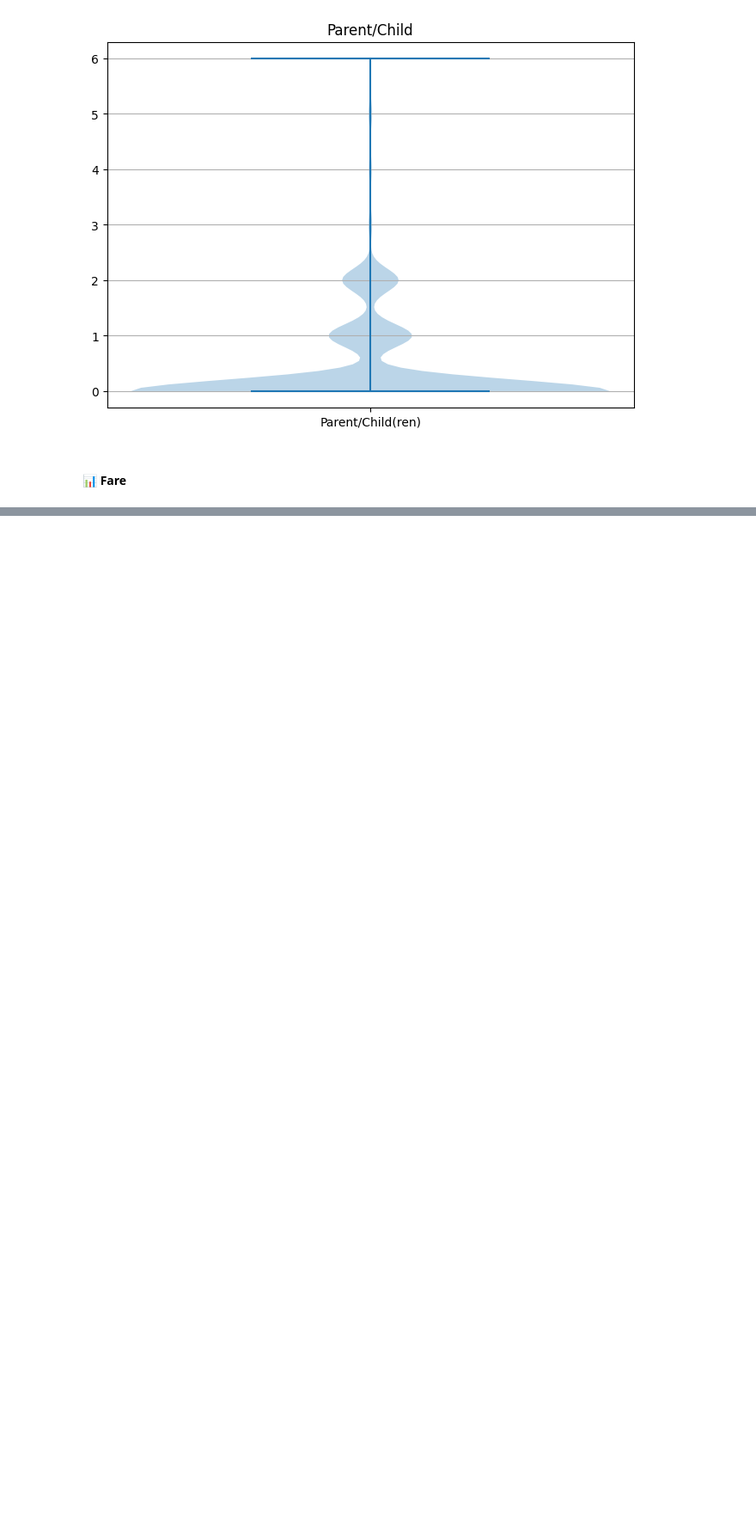
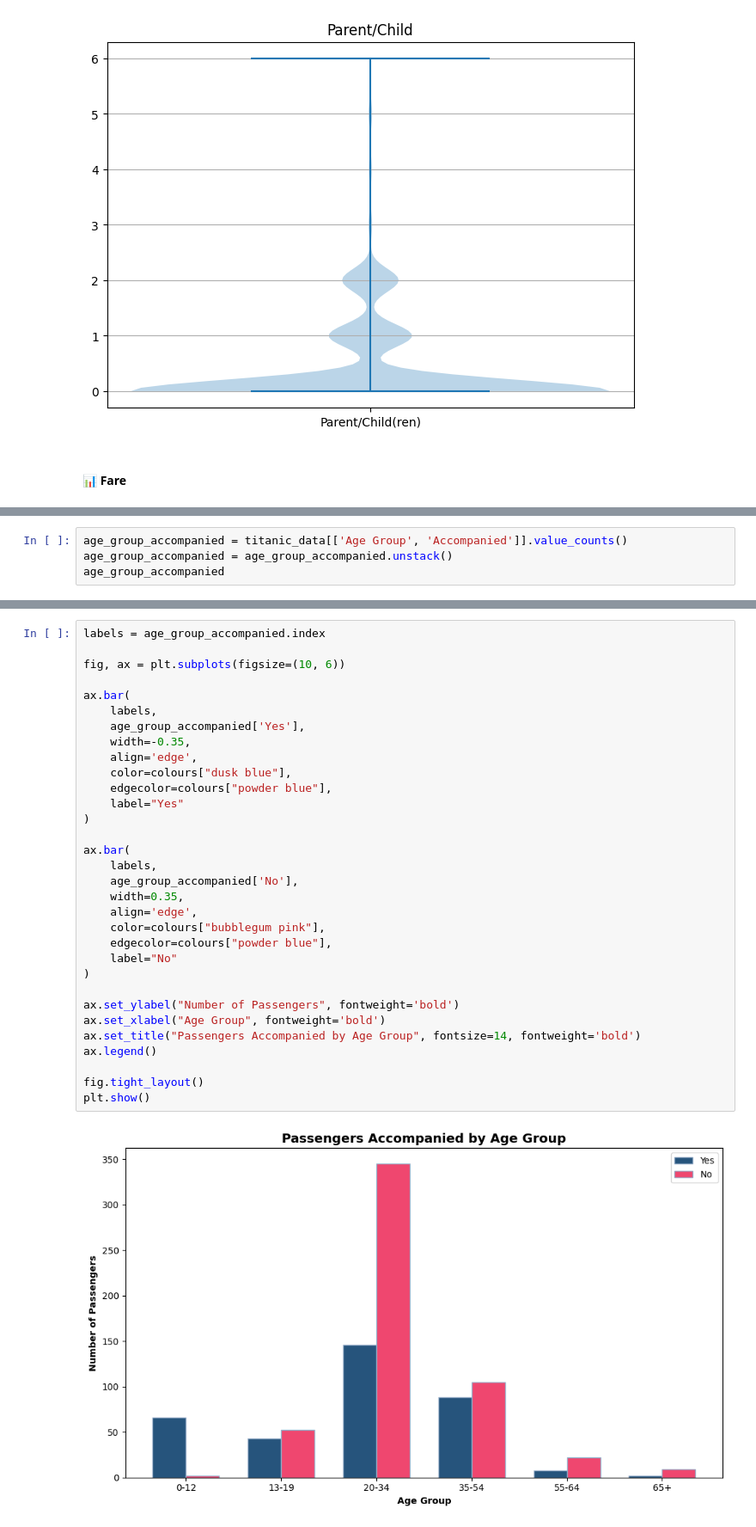
Before and after one commit to grace-sampao/Cyber-Shujaa---Exploratory-Data-Analysis, a Jupyter notebook: notebooks/exploratory_data_analysis.ipynb, the cells around one changed output, grey strips where cells are left out. Shown at 86% size. Cells and saved outputs as stored; diff of their text form; blank space fills up the shorter version.

```diff
--- a/notebooks/exploratory_data_analysis.ipynb
+++ b/notebooks/exploratory_data_analysis.ipynb
@@ -776,0 +915,4 @@ plt.show()
+# %%
+age_group_accompanied = titanic_data[['Age Group', 'Accompanied']].value_counts()
+age_group_accompanied = age_group_accompanied.unstack()
+age_group_accompanied
@@ -776,0 +928,34 @@ plt.show()
+# %%
+labels = age_group_accompanied.index
+
+fig, ax = plt.subplots(figsize=(10, 6))
+
+ax.bar(
+	labels,
+	age_group_accompanied['Yes'],
+	width=-0.35,
+	align='edge',
+	color=colours["dusk blue"],
+	edgecolor=colours["powder blue"],
+	label="Yes"
+)
+
+ax.bar(
+	labels,
+	age_group_accompanied['No'],
+	width=0.35,
+	align='edge',
+	color=colours["bubblegum pink"],
+	edgecolor=colours["powder blue"],
+	label="No"
+)
+
+ax.set_ylabel("Number of Passengers", fontweight='bold')
+ax.set_xlabel("Age Group", fontweight='bold')
+ax.set_title("Passengers Accompanied by Age Group", fontsize=14, fontweight='bold')
+ax.legend()
+
+fig.tight_layout()
+plt.show()
+# %% [output]
+[figure, added]
```
Also changed, not shown: parts of 30 cells of this notebook.
